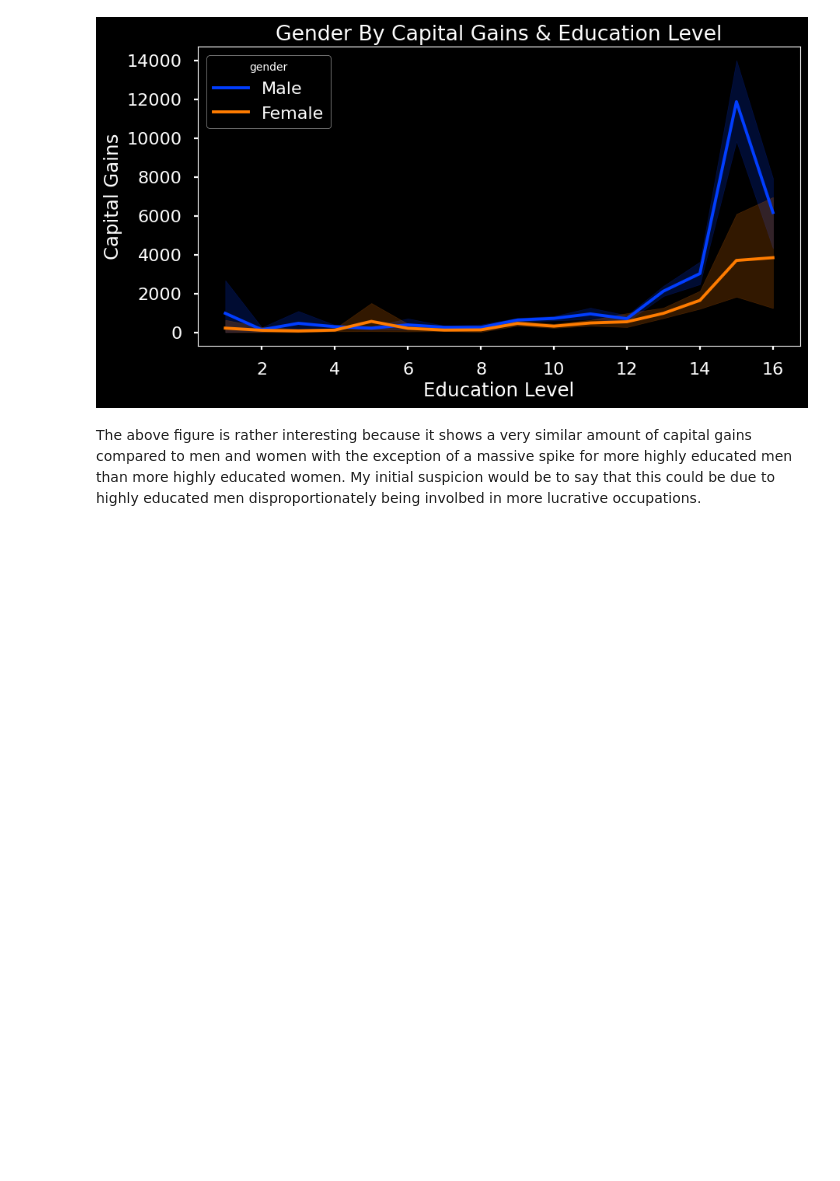
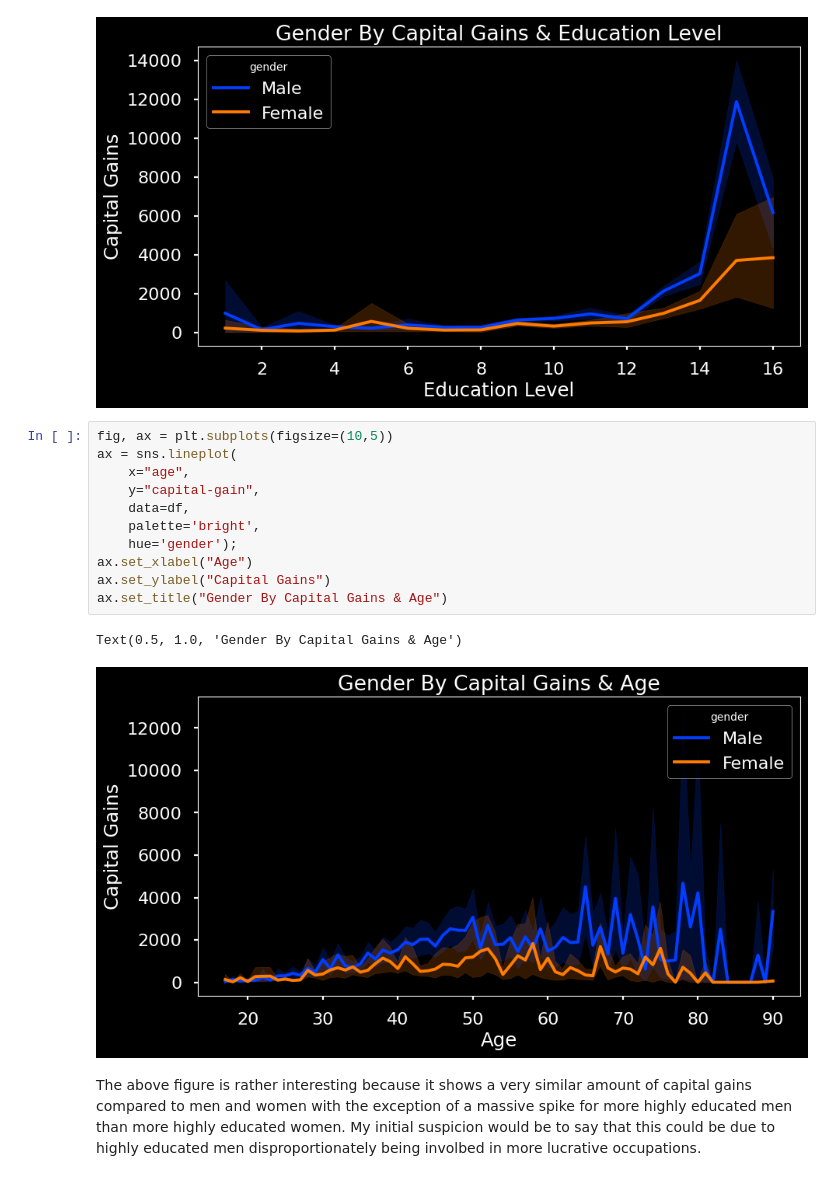
Before and after one commit to JamisonHunter/Adult-Income-Prediction, a Jupyter notebook: adult_income_prediction_j_hunter.ipynb, the cells around one changed output. Saved outputs shown, nothing was run; the diff lists cells and outputs as text; blank space fills up the shorter version.

```diff
--- a/adult_income_prediction_j_hunter.ipynb
+++ b/adult_income_prediction_j_hunter.ipynb
@@ -616,6 +616,20 @@ ax.set_title("Gender By Capital Gains & Education Level")
 # %% [output]
 Text(0.5, 1.0, 'Gender By Capital Gains & Education Level')
 [figure]
+# %%
+fig, ax = plt.subplots(figsize=(10,5))
+ax = sns.lineplot(
+    x="age",
+    y="capital-gain",
+    data=df,
+    palette='bright',
+    hue='gender');
+ax.set_xlabel("Age")
+ax.set_ylabel("Capital Gains")
+ax.set_title("Gender By Capital Gains & Age")
+# %% [output]
+Text(0.5, 1.0, 'Gender By Capital Gains & Age')
+[figure, added]
 # %% [markdown]
 The above figure is rather interesting because it shows a very similar amount of capital gains compared to men and women with the exception of a massive spike for more highly educated men than more highly educated women. My initial suspicion would be to say that this could be due to highly educated men disproportionately being involbed in more lucrative occupations.
 # %% [markdown]
```
